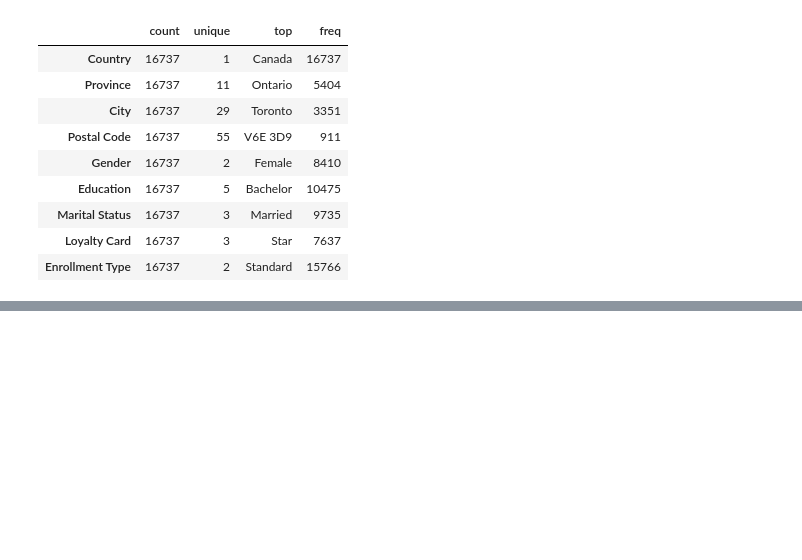
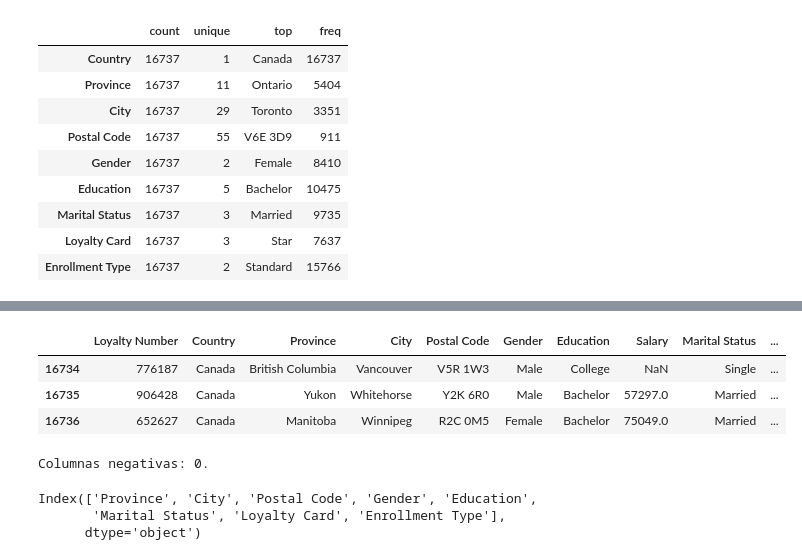
Before and after one commit to Adalab/bda-modulo-3-evaluacion-final-AnaROGA, a Jupyter notebook: mod03_ej_tecnico.ipynb, the cells around one changed output, grey strips where cells are left out. Drawn from its saved outputs; the diff is of its cells as text; code cells hidden in the pictures; blank space fills up the shorter version.

```diff
--- a/mod03_ej_tecnico.ipynb
+++ b/mod03_ej_tecnico.ipynb
@@ -218,0 +249,37 @@ Estadísticas descriptivas para VARIABLES CATEGÓRICAS:
+# %%
+# Podemos intuir que a la hora de incorporar estos datos, el criterio no quedó claro,
+# por lo que en 20 ocasiones el número se insertó de manera negativa:
+
+# Cambiamos los valores a positivos:
+salary_serie = df_clh['Salary']  # serie
+salary_list = salary_serie.to_list() # lista
+# --> hacemos una list comprehension
+salary_list_bn = [(num *-1) if num <0 else num for num in salary_list]
+salary_list_bn[1082]  # --> 49830.0 ok
+salary_list_bn[3575]  # --> 45962.0 ok
+# de nuevo, pasamos la lista a serie para poder meterla en el df
+salary = pd.Series(salary_list_bn) # serie
+# eliminamos la columna anterior y
+df_clh['Salary'] = salary
+
+# Comprobamos:
+display(df_clh.tail(3))
+condicion_negativo = df_clh['Salary'] < 0
+print(f'Columnas negativas: {df_clh[condicion_negativo].shape[0]}.')
+# %% [output]
+|  | Loyalty Number | Country | Province | City | Postal Code | Gender | Education | Salary | Marital Status | ... |
+| 16734 | 776187 | Canada | British Columbia | Vancouver | V5R 1W3 | Male | College | NaN | Single | ... |
+| 16735 | 906428 | Canada | Yukon | Whitehorse | Y2K 6R0 | Male | Bachelor | 57297.0 | Married | ... |
+| 16736 | 652627 | Canada | Manitoba | Winnipeg | R2C 0M5 | Female | Bachelor | 75049.0 | Married | ... |
+Columnas negativas: 0.
+# %%
+# Variables CATEGÓRICAS:
+# Hemos visto que la columna 'Country' sólo tiene 1 valor --> Canada
+# eliminamos dicha columna
+df_clh.drop('Country', axis=1, inplace= True)
+# Comprobamos:
+df_clh.select_dtypes(include= 'object').columns
+# %% [output]
+Index(['Province', 'City', 'Postal Code', 'Gender', 'Education',
+       'Marital Status', 'Loyalty Card', 'Enrollment Type'],
+      dtype='object')
```
Also changed, not shown: parts of 28 cells of this notebook, 1 other file.
